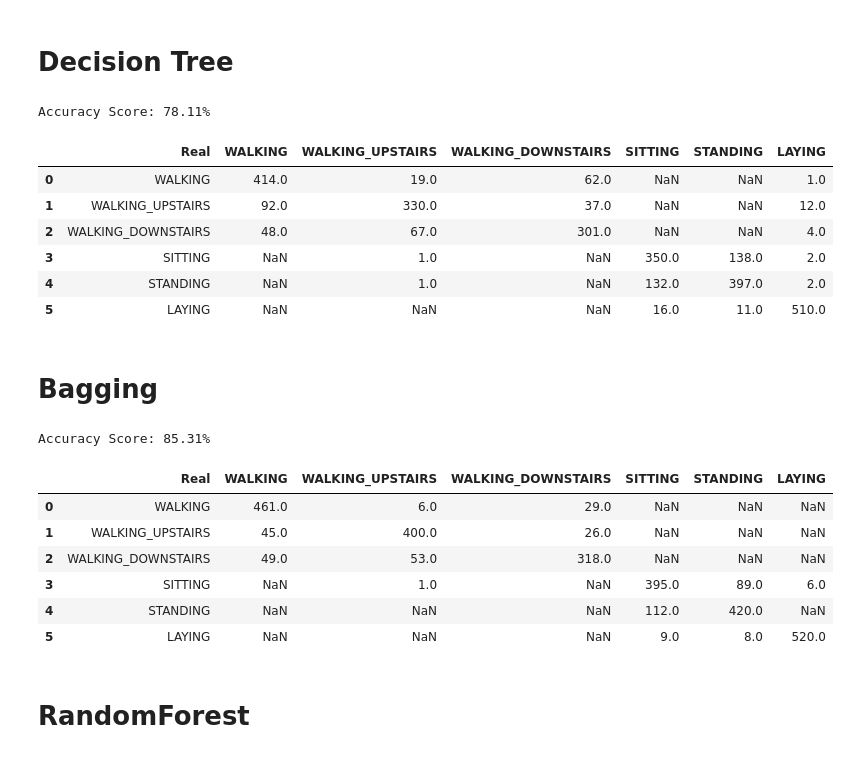
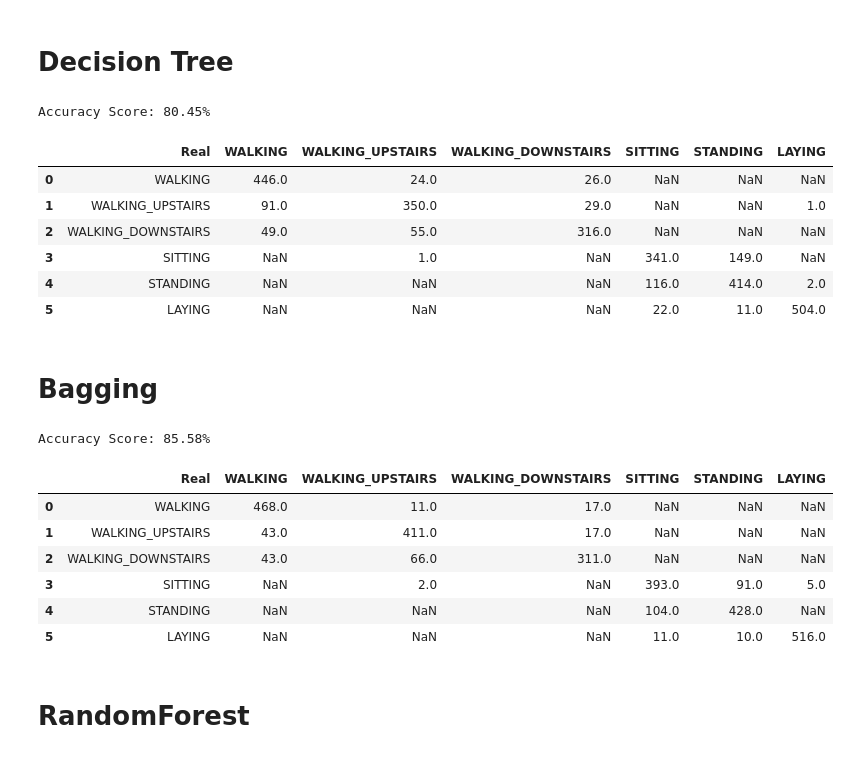
Before and after one commit to neircosta/Human_Activity_Smartphones, a Jupyter notebook: Human_Activity_Smartphones .ipynb, the cells around one changed output. Drawn from its saved outputs; the diff is of its cells as text; code cells hidden in the pictures.

Commit message:
Revision models param

```diff
--- a/Human_Activity_Smartphones .ipynb
+++ b/Human_Activity_Smartphones .ipynb
@@ -351,42 +352,65 @@ def compare_predict(y_test,y_hat):
     return compare_predict
 # %% [markdown]
 # Decision Tree
-# %%
-dt = DecisionTreeClassifier()
-dt.fit(X_train_pca,y_train)
-y_hat_dt = dt.predict(X_test_pca)
-print ('Accuracy Score: {0:0.2%}'.format(accuracy_score(y_test,y_hat_dt)))
-# %% [output]
-Accuracy Score: 78.11%
+# %%
+pipeline_dt = Pipeline([
+    ('imputer', Imputer(strategy='median')),
+    ('std_scaler', StandardScaler()),
+    ('decisionTree', DecisionTreeClassifier()),
+    ])
+
+param_grid = {'decisionTree__min_samples_split':[2,5],
+             'decisionTree__presort':[True, False],
+             'decisionTree__splitter':['best','random'],
+             'decisionTree__max_depth':[None,3,5,10],
+             'decisionTree__min_samples_leaf':[1,2,3],
+             'decisionTree__max_leaf_nodes':[None,6,10]}
+
+dt = GridSearchCV(pipeline_dt, param_grid=param_grid)
+
+dt.fit(X_train_pca,y_train)
+y_hat_pdt = dt.predict(X_test_pca)
+print ('Accuracy Score: {0:0.2%}'.format(accuracy_score(y_test,y_hat_pdt)))
+# %% [output]
+Accuracy Score: 80.45%
 # %%
-compare_predict(y_test,y_hat_dt)
+compare_predict(y_test,y_hat_pdt)
 # %% [output]
 |  | Real | WALKING | WALKING_UPSTAIRS | WALKING_DOWNSTAIRS | SITTING | STANDING | LAYING |
-| 0 | WALKING | 414.0 | 19.0 | 62.0 | NaN | NaN | 1.0 |
-| 1 | WALKING_UPSTAIRS | 92.0 | 330.0 | 37.0 | NaN | NaN | 12.0 |
-| 2 | WALKING_DOWNSTAIRS | 48.0 | 67.0 | 301.0 | NaN | NaN | 4.0 |
-| 3 | SITTING | NaN | 1.0 | NaN | 350.0 | 138.0 | 2.0 |
-| 4 | STANDING | NaN | 1.0 | NaN | 132.0 | 397.0 | 2.0 |
-| 5 | LAYING | NaN | NaN | NaN | 16.0 | 11.0 | 510.0 |
+| 0 | WALKING | 446.0 | 24.0 | 26.0 | NaN | NaN | NaN |
+| 1 | WALKING_UPSTAIRS | 91.0 | 350.0 | 29.0 | NaN | NaN | 1.0 |
+| 2 | WALKING_DOWNSTAIRS | 49.0 | 55.0 | 316.0 | NaN | NaN | NaN |
+| 3 | SITTING | NaN | 1.0 | NaN | 341.0 | 149.0 | NaN |
+| 4 | STANDING | NaN | NaN | NaN | 116.0 | 414.0 | 2.0 |
+| 5 | LAYING | NaN | NaN | NaN | 22.0 | 11.0 | 504.0 |
 # %% [markdown]
 # Bagging
 # %%
-bag = BaggingClassifier()
+pipeline_bag = Pipeline([
+    ('imputer', Imputer(strategy='median')),
+    ('std_scaler', StandardScaler()),
+    ('bagging', BaggingClassifier()),
+    ])
+
+param_grid = {}
+
+bag = GridSearchCV(pipeline_bag, param_grid=param_grid)
+
 bag.fit(X_train_pca,y_train)
-y_hat_bag = bag.predict(X_test_pca)
-print ('Accuracy Score: {0:0.2%}'.format(accuracy_score(y_test,y_hat_bag)))
+y_hat_pbag = bag.predict(X_test_pca)
+print ('Accuracy Score: {0:0.2%}'.format(accuracy_score(y_test,y_hat_pbag)))
 # %% [output]
-Accuracy Score: 85.31%
+Accuracy Score: 85.58%
 # %%
-compare_predict(y_test,y_hat_bag)
+compare_predict(y_test,y_hat_pbag)
 # %% [output]
 |  | Real | WALKING | WALKING_UPSTAIRS | WALKING_DOWNSTAIRS | SITTING | STANDING | LAYING |
-| 0 | WALKING | 461.0 | 6.0 | 29.0 | NaN | NaN | NaN |
-| 1 | WALKING_UPSTAIRS | 45.0 | 400.0 | 26.0 | NaN | NaN | NaN |
-| 2 | WALKING_DOWNSTAIRS | 49.0 | 53.0 | 318.0 | NaN | NaN | NaN |
-| 3 | SITTING | NaN | 1.0 | NaN | 395.0 | 89.0 | 6.0 |
-| 4 | STANDING | NaN | NaN | NaN | 112.0 | 420.0 | NaN |
-| 5 | LAYING | NaN | NaN | NaN | 9.0 | 8.0 | 520.0 |
+| 0 | WALKING | 468.0 | 11.0 | 17.0 | NaN | NaN | NaN |
+| 1 | WALKING_UPSTAIRS | 43.0 | 411.0 | 17.0 | NaN | NaN | NaN |
+| 2 | WALKING_DOWNSTAIRS | 43.0 | 66.0 | 311.0 | NaN | NaN | NaN |
+| 3 | SITTING | NaN | 2.0 | NaN | 393.0 | 91.0 | 5.0 |
+| 4 | STANDING | NaN | NaN | NaN | 104.0 | 428.0 | NaN |
+| 5 | LAYING | NaN | NaN | NaN | 11.0 | 10.0 | 516.0 |
 # %% [markdown]
 # RandomForest
 # %%
```
Also changed, not shown: parts of 11 cells of this notebook, 5 other files.
